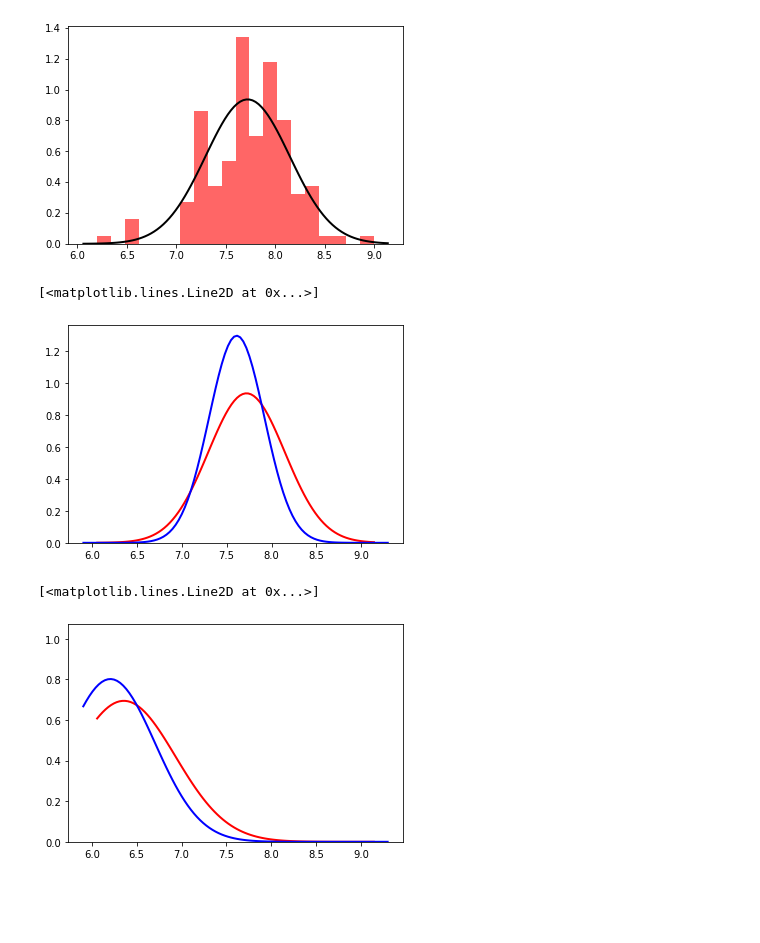
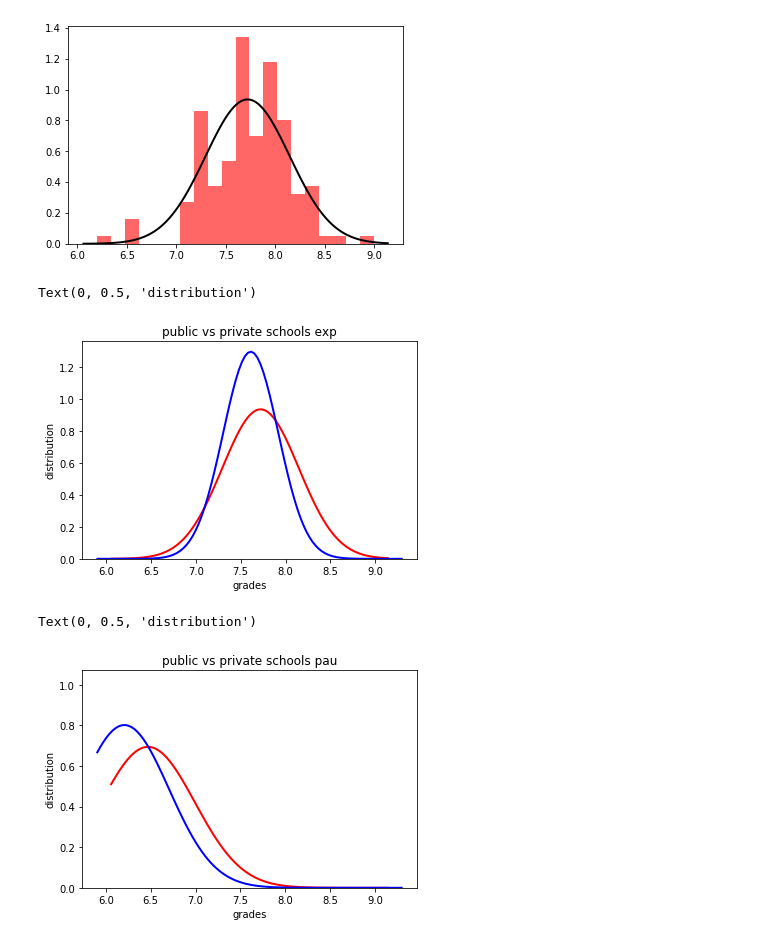
Before and after one commit to Domyy95/CDA, a Jupyter notebook: Correlation with private schools.ipynb, the cells around one changed output. Drawn from its saved outputs; the diff is of its cells as text; code cells hidden in the pictures; blank space fills up the shorter version.

```diff
--- a/Correlation with private schools.ipynb
+++ b/Correlation with private schools.ipynb
@@ -72,27 +72,30 @@ plt.plot(x, p, 'k', linewidth=2)
 # %%
 mu, std = norm.fit(private_schools_grades_exp)
 plt.hist(private_schools_grades_exp, bins=10, density=True, alpha=0.6, color='w')
 xmin, xmax = plt.xlim()
 x = np.linspace(xmin, xmax, 100)
 p = norm.pdf(x, mu, std)
 plt.plot(x, p, 'k', linewidth=2,color='r')
 
 mu, std = norm.fit(public_schools_grades_exp)
 plt.hist(private_schools_grades_exp, bins=10, density=True, alpha=0.6, color='w')
 xmin, xmax = plt.xlim()
 x = np.linspace(xmin, xmax, 100)
 p = norm.pdf(x, mu, std)
 plt.plot(x, p, 'k', linewidth=2,color='b')
+plt.title('public vs private schools exp')
+plt.xlabel('grades')
+plt.ylabel('distribution')
 # %% [output]
-[<matplotlib.lines.Line2D at 0x...>]
+Text(0, 0.5, 'distribution')
-[figure, old version]
+[figure, new version]
 # %%
 mu, std = norm.fit(private_schools_grades_pau)
 plt.hist(private_schools_grades_exp, bins=10, density=True, alpha=0.6, color='w')
 xmin, xmax = plt.xlim()
-x = np.linspace(xmin, xmax, 100)
-p = norm.pdf(x, mu, std)
-plt.plot(x, p, 'k', linewidth=2,color='r')
+x1 = np.linspace(xmin, xmax, 100)
+p1 = norm.pdf(x, mu, std)
+plt.plot(x1, p1, 'k', linewidth=2,color='r')
 
 mu, std = norm.fit(public_schools_grades_pau)
 plt.hist(private_schools_grades_exp, bins=10, density=True, alpha=0.6, color='w')
@@ -100,6 +103,9 @@ xmin, xmax = plt.xlim()
 x = np.linspace(xmin, xmax, 100)
 p = norm.pdf(x, mu, std)
 plt.plot(x, p, 'k', linewidth=2,color='b')
+plt.title('public vs private schools pau')
+plt.xlabel('grades')
+plt.ylabel('distribution')
 # %% [output]
-[<matplotlib.lines.Line2D at 0x...>]
+Text(0, 0.5, 'distribution')
-[figure, old version]
+[figure, new version]
```
